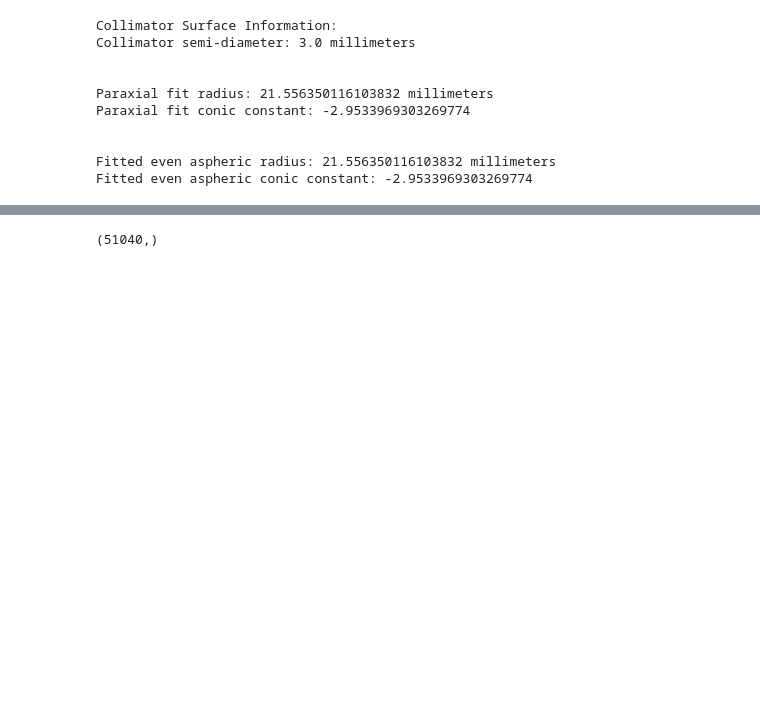
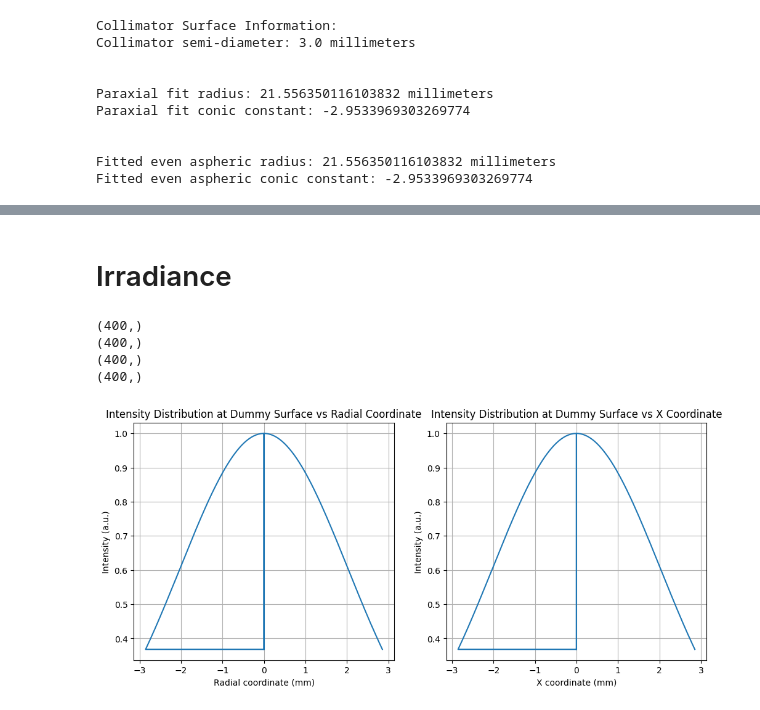
Before and after one commit to Xiong-Ziyi/Master-Thesis, a Jupyter notebook: Optiland_Based/FSO_Project/Optiland_Emiiter_Branch.ipynb, the cells around one changed output, grey strips where cells are left out. Cells and saved outputs as stored; diff of their text form; code cells hidden in the pictures; blank space fills up the shorter version.

```diff
--- a/Optiland_Based/FSO_Project/Optiland_Emiiter_Branch.ipynb
+++ b/Optiland_Based/FSO_Project/Optiland_Emiiter_Branch.ipynb
@@ -140,0 +179,4 @@ emitter.draw(num_rays=10)
+# %%
+rays = emitter.trace(Hx=0, Hy=0, wavelength=wavelength[0], num_rays=200, distribution="cross")
+# %% [markdown]
+# Irradiance
@@ -141,9 +185,36 @@ emitter.draw(num_rays=10)
 # %%
-rays = emitter.trace(Hx=0, Hy=0, wavelength=wavelength[0], num_rays=256, distribution="uniform")
-
-intensity = rays.i
-
+dummy_surf = emitter.surface_group.surfaces[1]
+intensity = dummy_surf.intensity
 
 print(intensity.shape)
+print(rays.i.shape)
+print(dummy_surf.x.shape)
+
+x = dummy_surf.x
+y = dummy_surf.y
+r = x**2 + y**2
+r = np.sign(x) * np.sqrt(r)
+
+print(r.shape)
+
+fig, (ax1, ax2) = plt.subplots(1, 2, figsize=(12, 5))
+
+ax1.plot(r, intensity)
+ax1.set_xlabel("Radial coordinate (mm)")
+ax1.set_ylabel("Intensity (a.u.)")
+ax1.set_title("Intensity Distribution at Dummy Surface vs Radial Coordinate")
+ax1.grid()
+
+ax2.plot(x, intensity)
+ax2.set_xlabel("X coordinate (mm)")
+ax2.set_ylabel("Intensity (a.u.)")
+ax2.set_title("Intensity Distribution at Dummy Surface vs X Coordinate")
+ax2.grid()
+
+plt.show()
 # %% [output]
-(51040,)
+(400,)
+(400,)
+(400,)
+(400,)
+[figure, added]
```
Also changed, not shown: parts of 7 cells of this notebook, 10 other files.
